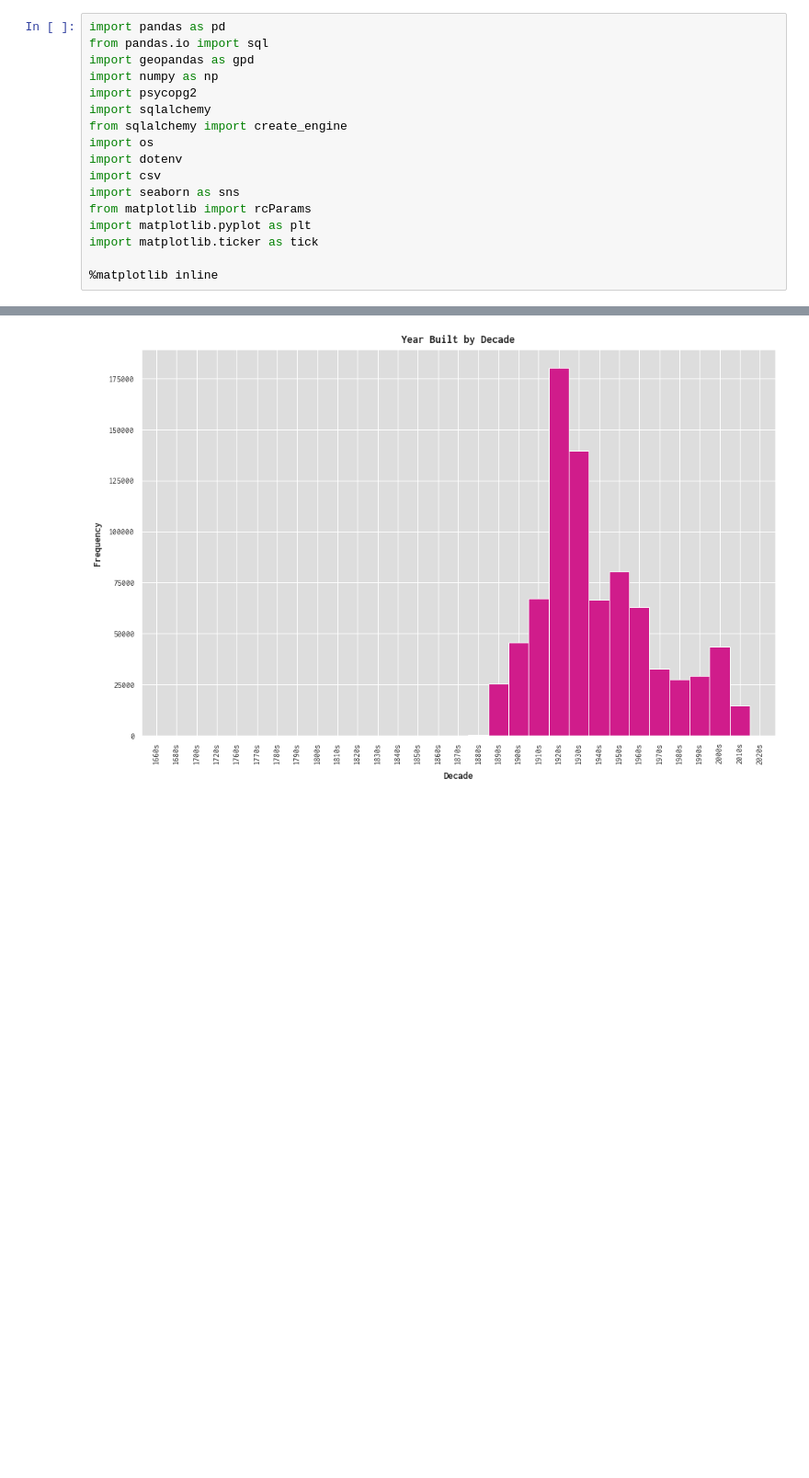
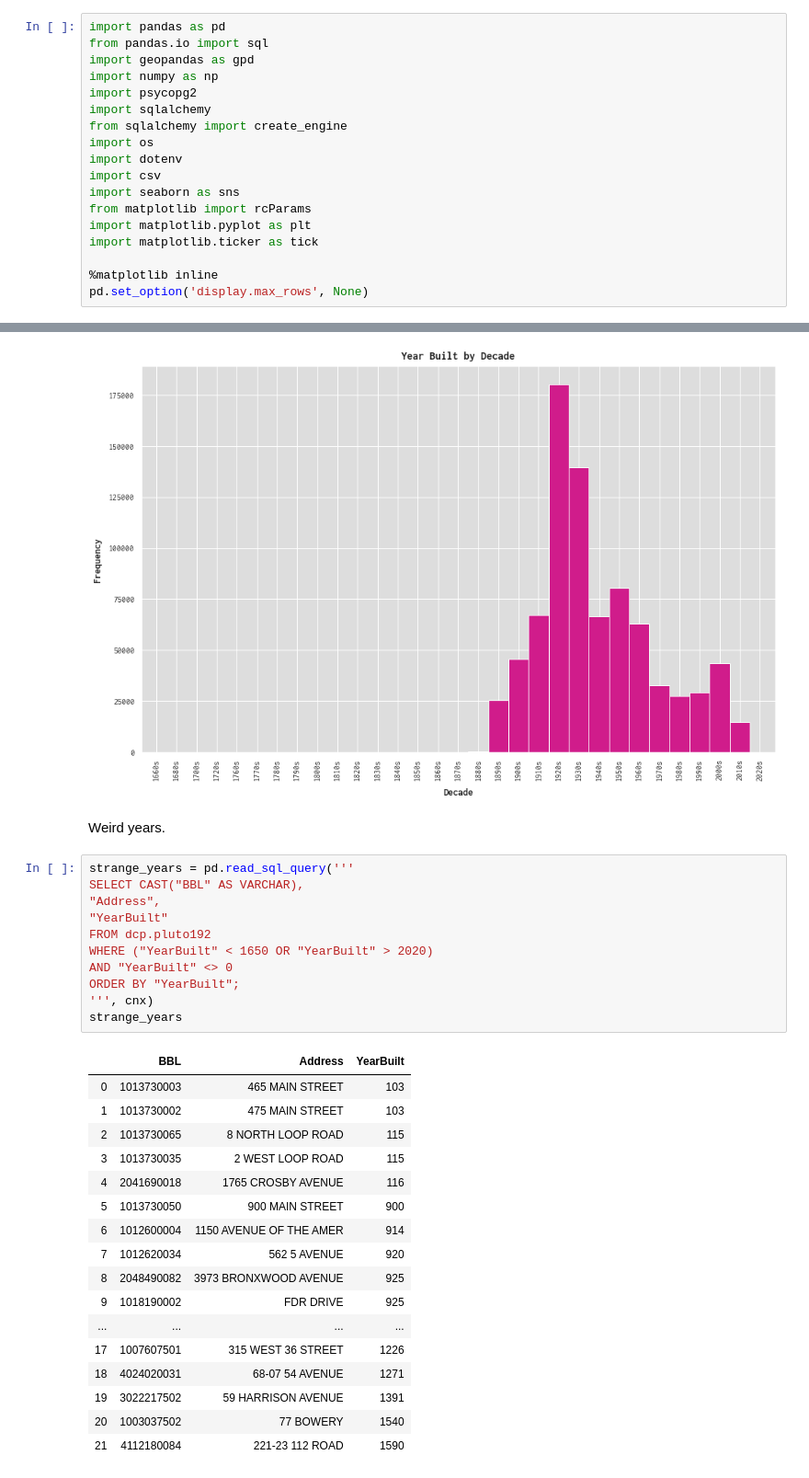
Before and after one commit to NYCPlanning/ann, a Jupyter notebook: yearbuilt 2019-11/notebooks/yearbuilt.ipynb, the cells around one changed output, grey strips where cells are left out. Shown at 92% size. Cells and saved outputs as stored; diff of their text form; blank space fills up the shorter version.

```diff
--- a/yearbuilt 2019-11/notebooks/yearbuilt.ipynb
+++ b/yearbuilt 2019-11/notebooks/yearbuilt.ipynb
@@ -15,6 +15,7 @@ import matplotlib.pyplot as plt
 import matplotlib.ticker as tick
 
 %matplotlib inline
+pd.set_option('display.max_rows', None)
 # %%
 %load_ext dotenv
 %dotenv ../.env
@@ -351,3 +352,34 @@ plt.title('Year Built by Decade', fontweight='bold', pad=10)
 plt.show()
 # %% [output]
 [figure]
+# %% [markdown]
+Weird years.
+# %%
+strange_years = pd.read_sql_query('''
+SELECT CAST("BBL" AS VARCHAR),
+"Address",
+"YearBuilt"
+FROM dcp.pluto192
+WHERE ("YearBuilt" < 1650 OR "YearBuilt" > 2020)
+AND "YearBuilt" <> 0
+ORDER BY "YearBuilt";
+''', cnx)
+strange_years
+# %% [output]
+|  | BBL | Address | YearBuilt |
+| 0 | 1013730003 | 465 MAIN STREET | 103 |
+| 1 | 1013730002 | 475 MAIN STREET | 103 |
+| 2 | 1013730065 | 8 NORTH LOOP ROAD | 115 |
+| 3 | 1013730035 | 2 WEST LOOP ROAD | 115 |
+| 4 | 2041690018 | 1765 CROSBY AVENUE | 116 |
+| 5 | 1013730050 | 900 MAIN STREET | 900 |
+| 6 | 1012600004 | 1150 AVENUE OF THE AMER | 914 |
+| 7 | 1012620034 | 562 5 AVENUE | 920 |
+| 8 | 2048490082 | 3973 BRONXWOOD AVENUE | 925 |
+| 9 | 1018190002 | FDR DRIVE | 925 |
+| ... | ... | ... | ... |
+| 17 | 1007607501 | 315 WEST 36 STREET | 1226 |
+| 18 | 4024020031 | 68-07 54 AVENUE | 1271 |
+| 19 | 3022217502 | 59 HARRISON AVENUE | 1391 |
+| 20 | 1003037502 | 77 BOWERY | 1540 |
+| 21 | 4112180084 | 221-23 112 ROAD | 1590 |
```
Also changed, not shown: 2 other files.
